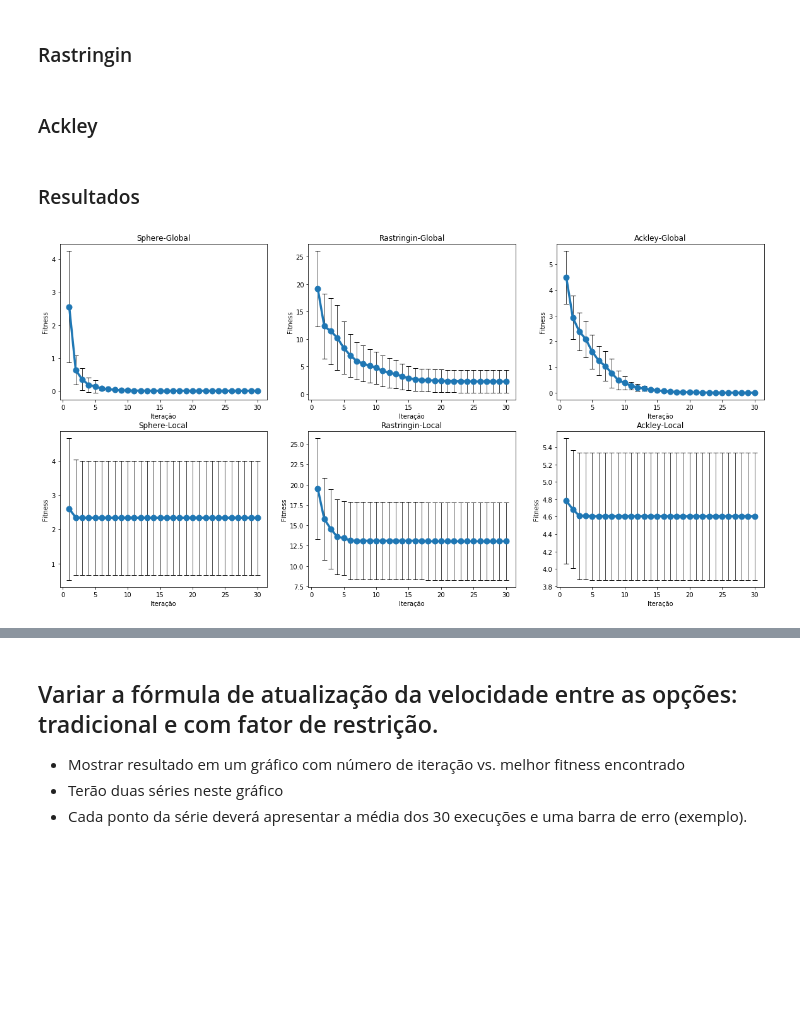
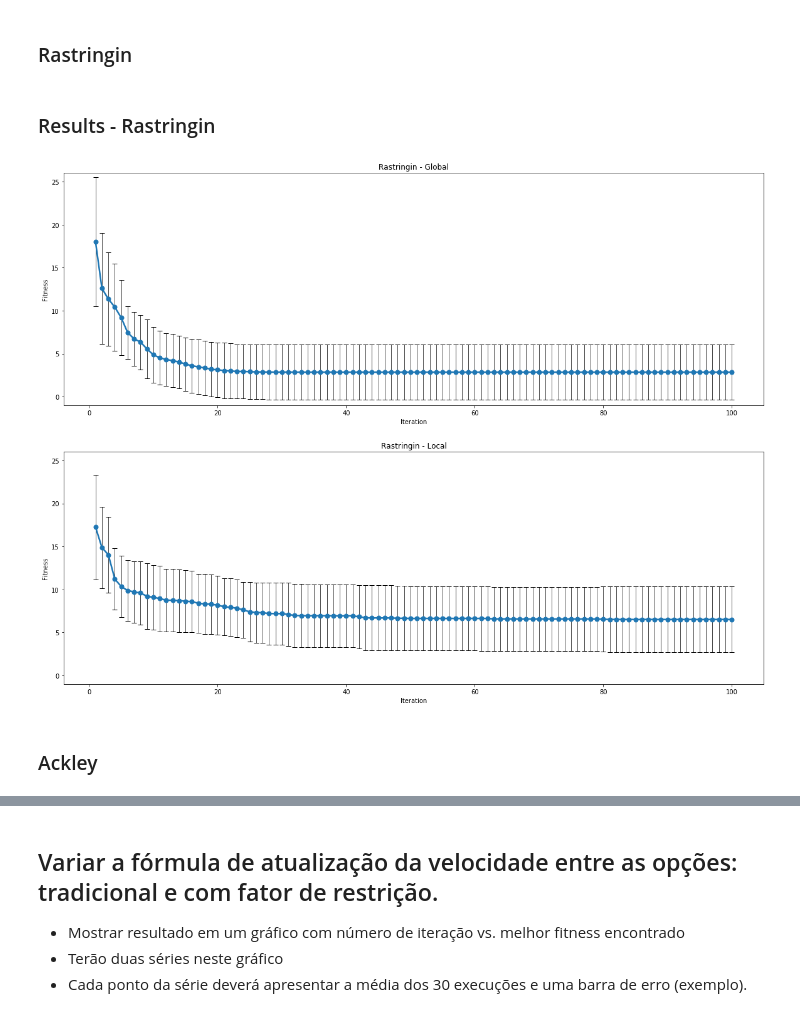
Before and after one commit to anthonyjatoba/bioinspired-optimization, a Jupyter notebook: PSO.ipynb, the cells around one changed output, grey strips where cells are left out. Saved outputs shown, nothing was run; the diff lists cells and outputs as text; code cells hidden in the pictures; blank space fills up the shorter version.

```diff
--- a/PSO.ipynb
+++ b/PSO.ipynb
@@ -199,6 +222,28 @@ for i in range(len(rastringin_iter_results_g)):
 
     rastringin_iter_mean_l.append(np.mean(rastringin_iter_results_l[i]))
     rastringin_iter_std_l.append(np.std(rastringin_iter_results_l[i]))
+# %% [markdown]
+### Results - Rastringin
+# %%
+plt.figure(figsize=(20, 15))
+
+plt.subplot(2, 1, 1)
+plt.ylim(-1, 26)
+plt.errorbar(x, np.array(rastringin_iter_mean_g), np.array(rastringin_iter_std_g), ms=7, lw=2.5, marker="o", capsize=4, ecolor="black", elinewidth=0.7)
+plt.title('Rastringin - Global')
+plt.ylabel("Fitness")
+plt.xlabel("Iteration")
+
+plt.subplot(2, 1, 2)
+plt.ylim(-1, 26)
+plt.errorbar(x, np.array(rastringin_iter_mean_l), np.array(rastringin_iter_std_l), ms=7, lw=2.5, marker="o", capsize=4, ecolor="black", elinewidth=0.7)
+plt.title('Rastringin - Local')
+plt.ylabel("Fitness")
+plt.xlabel("Iteration")
+
+plt.show()
+# %% [output]
+[figure, added]
 # %% [markdown]
 ### Ackley
 # %%
@@ -240,49 +285,3 @@ for i in range(len(ackley_iter_results_g)):
 
     ackley_iter_mean_l.append(np.mean(ackley_iter_results_l[i]))
     ackley_iter_std_l.append(np.std(ackley_iter_results_l[i]))
-# %% [markdown]
-### Resultados
-# %%
-x = np.arange(1, num_iter+1, 1)
-
-plt.figure(figsize=(20, 10))
-
-plt.subplot(2, 3, 1)
-plt.errorbar(x, np.array(sphere_iter_mean_g), np.array(sphere_iter_std_g), ms=9, lw=3.5, marker="o", capsize=4, ecolor="black", elinewidth=0.7)
-plt.title('Sphere-Global')
-plt.ylabel("Fitness")
-plt.xlabel("Iteração")
-
-plt.subplot(2, 3, 2)
-plt.errorbar(x, np.array(rastringin_iter_mean_g), np.array(rastringin_iter_std_g), ms=9, lw=3.5, marker="o", capsize=4, ecolor="black", elinewidth=0.7)
-plt.title('Rastringin-Global')
-plt.ylabel("Fitness")
-plt.xlabel("Iteração")
-
-plt.subplot(2, 3, 3)
-plt.errorbar(x, np.array(ackley_iter_mean_g), np.array(ackley_iter_std_g), ms=9, lw=3.5, marker="o", capsize=4, ecolor="black", elinewidth=0.7)
-plt.title('Ackley-Global')
-plt.ylabel("Fitness")
-plt.xlabel("Iteração")
-
-plt.subplot(2, 3, 4)
-plt.errorbar(x, np.array(sphere_iter_mean_l), np.array(sphere_iter_std_l), ms=9, lw=3.5, marker="o", capsize=4, ecolor="black", elinewidth=0.7)
-plt.title('Sphere-Local')
-plt.ylabel("Fitness")
-plt.xlabel("Iteração")
-
-plt.subplot(2, 3, 5)
-plt.errorbar(x, np.array(rastringin_iter_mean_l), np.array(rastringin_iter_std_l), ms=9, lw=3.5, marker="o", capsize=4, ecolor="black", elinewidth=0.7)
-plt.title('Rastringin-Local')
-plt.ylabel("Fitness")
-plt.xlabel("Iteração")
-
-plt.subplot(2, 3, 6)
-plt.errorbar(x, np.array(ackley_iter_mean_l), np.array(ackley_iter_std_l), ms=9, lw=3.5, marker="o", capsize=4, ecolor="black", elinewidth=0.7)
-plt.title('Ackley-Local')
-plt.ylabel("Fitness")
-plt.xlabel("Iteração")
-
-plt.show()
-# %% [output]
-[figure, removed]
```
Also changed, not shown: parts of 14 cells of this notebook, 1 other file.
